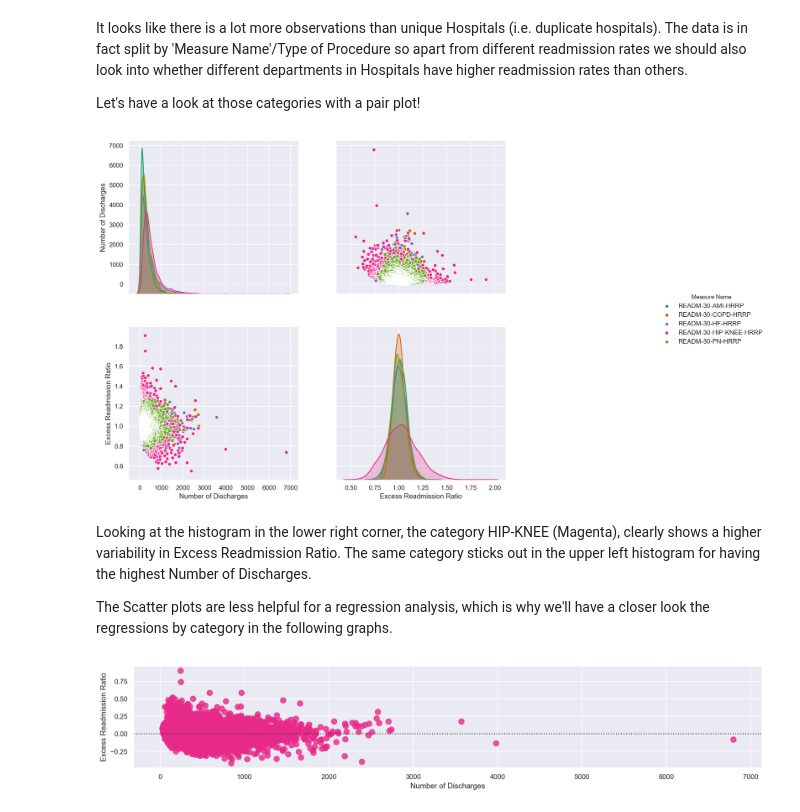
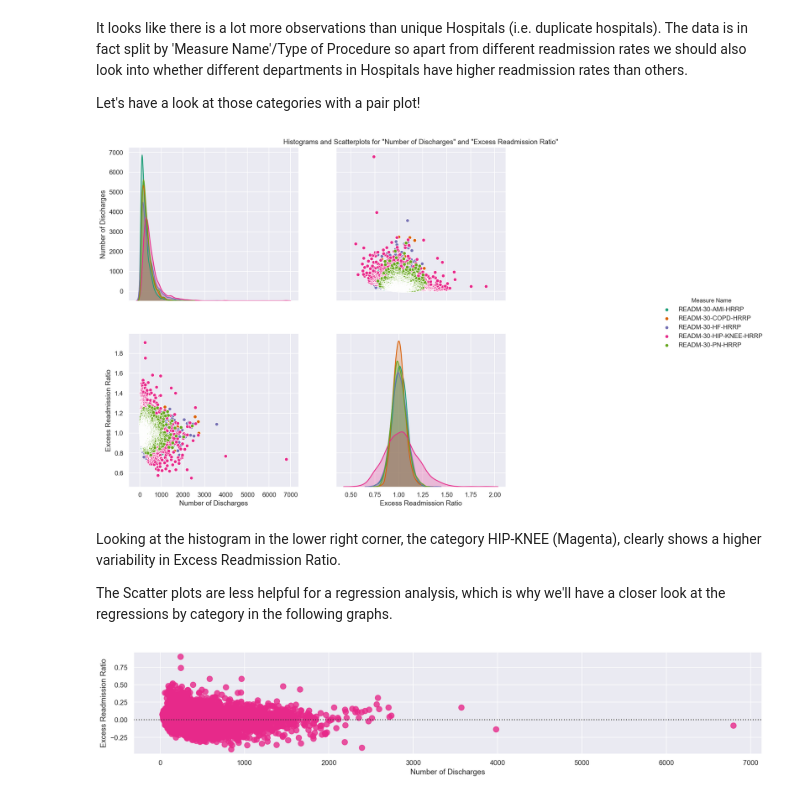
Before and after one commit to Germoe/sb_intermediate_course, a Jupyter notebook: exercises/Reduce Hospital Readmissions EDA/Hospital Readmissions.ipynb, the cells around one changed output. Drawn from its saved outputs; the diff is of its cells as text; code cells hidden in the pictures.

Commit message:
add titles and remove some warnings

```diff
--- a/exercises/Reduce Hospital Readmissions EDA/Hospital Readmissions.ipynb
+++ b/exercises/Reduce Hospital Readmissions EDA/Hospital Readmissions.ipynb
@@ -244,15 +247,16 @@ Let's have a look at those categories with a pair plot!
 # %%
 data = clean_hospital_df.loc[:,['Measure Name','Number of Discharges','Excess Readmission Ratio']]
 
 # Use a Pair plot to explore the Categories ('Measure Name') and look for anything that stands out
 g = sns.pairplot(data,hue='Measure Name',palette=qualitative_palt)
+plt.title('Histograms and Scatterplots for "Number of Discharges" and "Excess Readmission Ratio"')
 g.fig.set_size_inches(18,10)
 # %% [output]
-[figure, old version]
+[figure, new version]
 # %% [markdown]
-Looking at the histogram in the lower right corner, the category HIP-KNEE (Magenta), clearly shows a higher variability in Excess Readmission Ratio. The same category sticks out in the upper left histogram for having the highest Number of Discharges.
+Looking at the histogram in the lower right corner, the category HIP-KNEE (Magenta), clearly shows a higher variability in Excess Readmission Ratio.
 
-The Scatter plots are less helpful for a regression analysis, which is why we'll have a closer look the regressions by category in the following graphs.
+The Scatter plots are less helpful for a regression analysis, which is why we'll have a closer look at the regressions by category in the following graphs.
 # %%
 # Check the Linear Regression Model with a Residual Plot
 plt.figure(figsize=(18,3))
```
Also changed, not shown: parts of 4 cells of this notebook.
